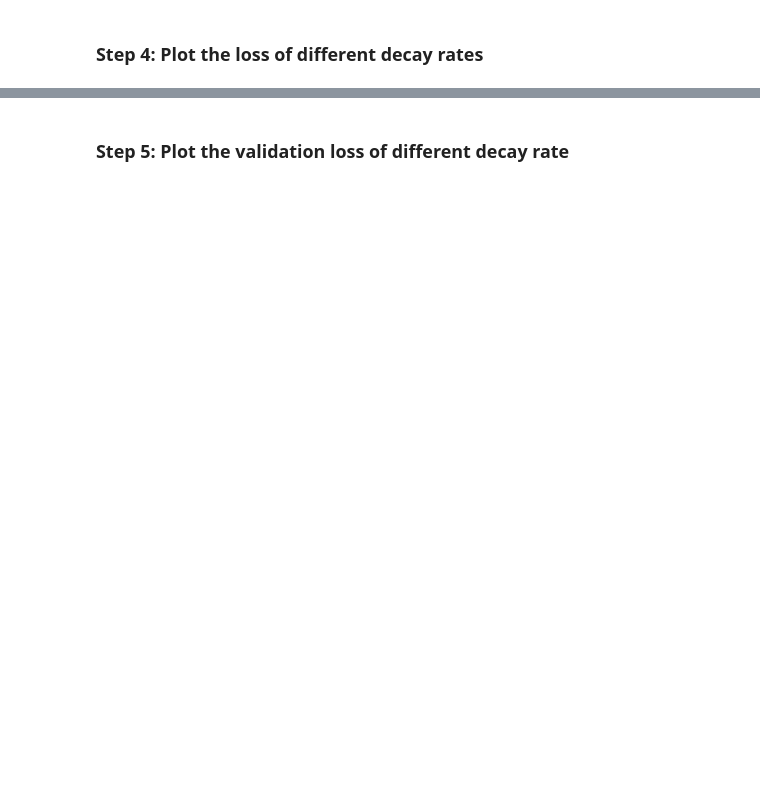
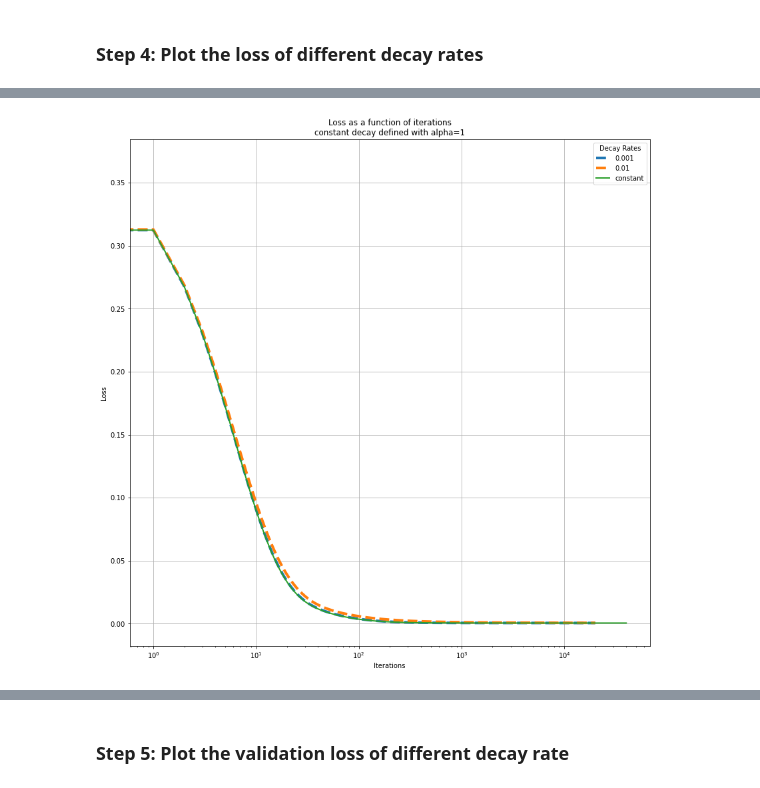
Before and after one commit to RoyR-IDC/MachineLearningFromData, a Jupyter notebook: HW1/203972922_201312907.ipynb, the cells around one changed output, grey strips where cells are left out. Saved outputs shown, nothing was run; the diff lists cells and outputs as text; code cells hidden in the pictures; blank space fills up the shorter version.

```diff
--- a/HW1/203972922_201312907.ipynb
+++ b/HW1/203972922_201312907.ipynb
@@ -1039,0 +1014,27 @@ Wall time: 1.3 s
+# %%
+%%time
+
+plt.figure(0, figsize=(14, 14))
+for decay_rate, values in decay_rate_dict.items():
+    x_values = np.arange(len(values['J_history']))
+    y_values = values['J_history']
+    if decay_rate == 'constant':
+        linewidth= 2
+        linestyle='-'
+    elif decay_rate in  [0.001,0.01]:
+        linestyle='--'
+        linewidth= 4
+
+    else:
+        continue
+    plt.plot(x_values, y_values, label=f'{decay_rate}', linestyle=linestyle, linewidth=linewidth )
+
+plt.xscale('log')
+plt.xlabel('Iterations')
+plt.ylabel('Loss')
+plt.title(f'Loss as a function of iterations\nconstant decay defined with alpha={initial_alpha}')
+plt.legend(title="Decay Rates")
+plt.grid()
+plt.show()
+# %% [output]
+[figure, added]
```
Also changed, not shown: parts of 29 cells of this notebook, 1 other file.
